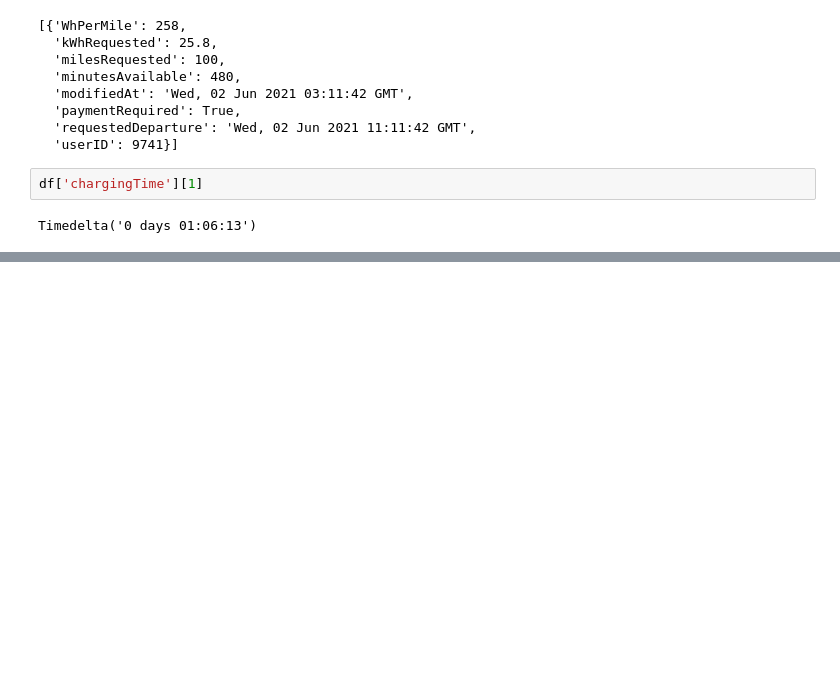
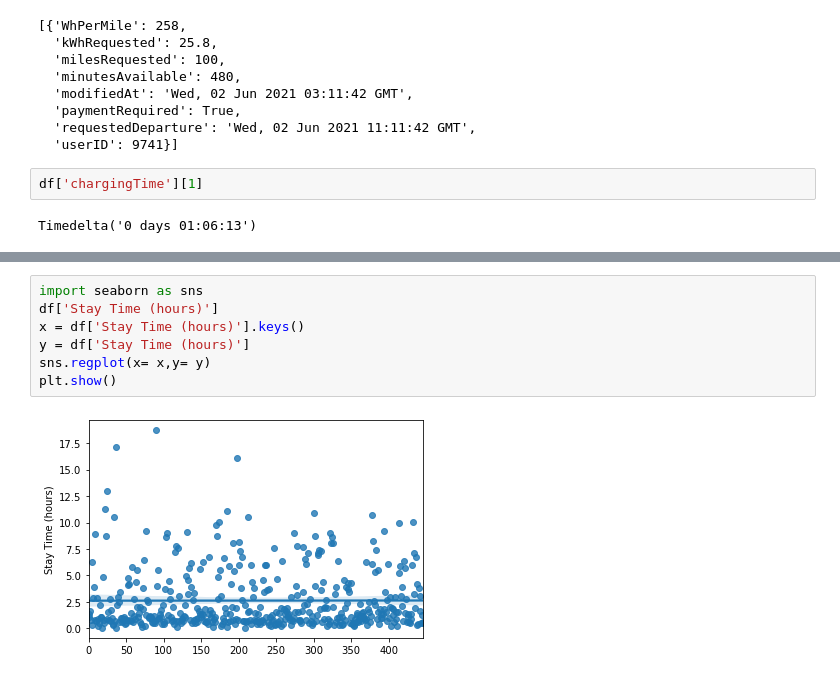
Before and after one commit to AbhiMani28/CE-295---EV-Flexibility, a Jupyter notebook: EV_Flexibility (2).ipynb, the cells around one changed output, grey strips where cells are left out. Saved outputs shown, nothing was run; the diff lists cells and outputs as text; blank space fills up the shorter version.

```diff
--- a/EV_Flexibility (2).ipynb
+++ b/EV_Flexibility (2).ipynb
@@ -214,0 +232,9 @@ Timedelta('0 days 01:06:13')
+# %%
+import seaborn as sns
+df['Stay Time (hours)']
+x = df['Stay Time (hours)'].keys()
+y = df['Stay Time (hours)']
+sns.regplot(x= x,y= y)
+plt.show()
+# %% [output]
+[figure, added]
```
Also changed, not shown: parts of 12 cells of this notebook, 1 other file.
